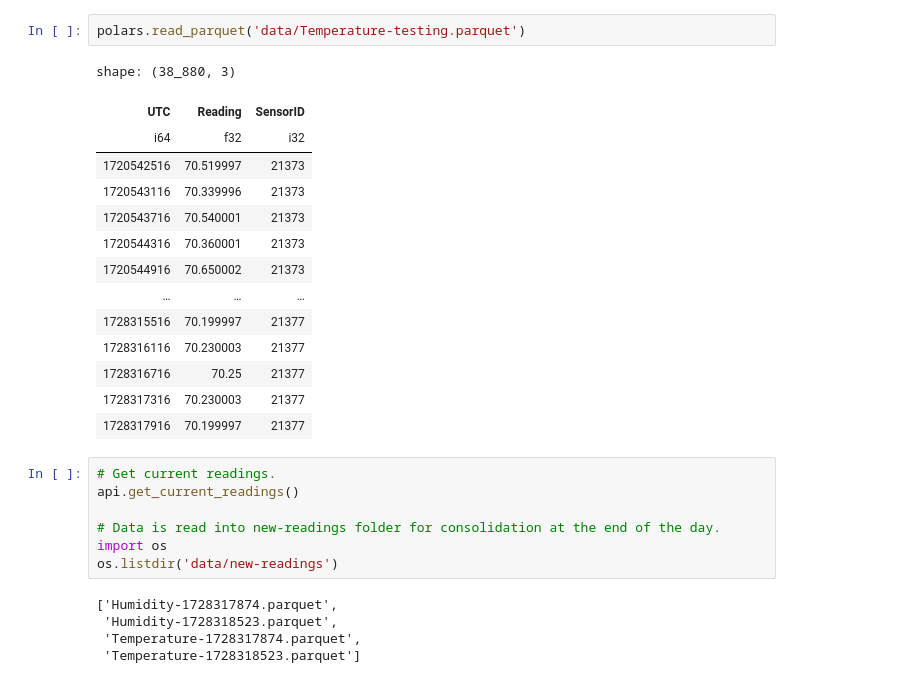
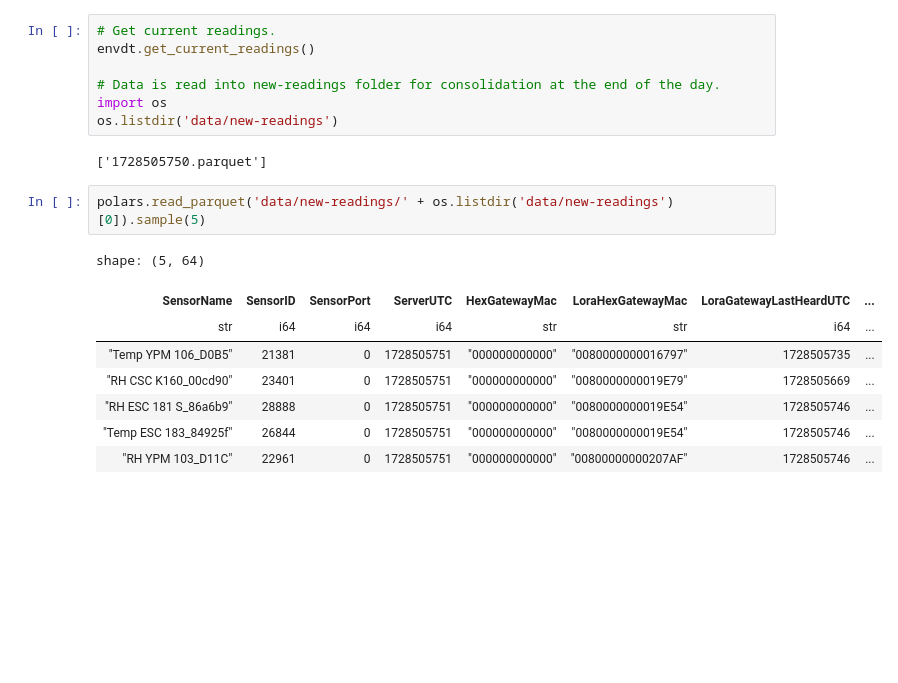
Before and after one commit to Environmental-Pipeline/environmental-sensor-poc, a Jupyter notebook: example.ipynb, the cells around one changed output. Cells and saved outputs as stored; diff of their text form; blank space fills up the shorter version.

```diff
--- a/example.ipynb
+++ b/example.ipynb
@@ -54,31 +48,22 @@ shape: (38_880, 3)
-# %%
-polars.read_parquet('data/Temperature-testing.parquet')
-# %% [output]
-shape: (38_880, 3)
-| UTC | Reading | SensorID |
-| i64 | f32 | i32 |
-| 1720542516 | 70.519997 | 21373 |
-| 1720543116 | 70.339996 | 21373 |
-| 1720543716 | 70.540001 | 21373 |
-| 1720544316 | 70.360001 | 21373 |
-| 1720544916 | 70.650002 | 21373 |
-| … | … | … |
-| 1728315516 | 70.199997 | 21377 |
-| 1728316116 | 70.230003 | 21377 |
-| 1728316716 | 70.25 | 21377 |
-| 1728317316 | 70.230003 | 21377 |
-| 1728317916 | 70.199997 | 21377 |
 # %%
 # Get current readings.
-api.get_current_readings()
+envdt.get_current_readings()
 
 # Data is read into new-readings folder for consolidation at the end of the day.
 import os
 os.listdir('data/new-readings')
 # %% [output]
-['Humidity-1728317874.parquet',
- 'Humidity-1728318523.parquet',
- 'Temperature-1728317874.parquet',
- 'Temperature-1728318523.parquet']
+['1728505750.parquet']
+# %%
+polars.read_parquet('data/new-readings/' + os.listdir('data/new-readings')[0]).sample(5)
+# %% [output]
+shape: (5, 64)
+| SensorName | SensorID | SensorPort | ServerUTC | HexGatewayMac | LoraHexGatewayMac | LoraGatewayLastHeardUTC | ... |
+| str | i64 | i64 | i64 | str | str | i64 | ... |
+| "Temp YPM 106_D0B5" | 21381 | 0 | 1728505751 | "000000000000" | "0080000000016797" | 1728505735 | ... |
+| "RH CSC K160_00cd90" | 23401 | 0 | 1728505751 | "000000000000" | "0080000000019E79" | 1728505669 | ... |
+| "RH ESC 181 S_86a6b9" | 28888 | 0 | 1728505751 | "000000000000" | "0080000000019E54" | 1728505746 | ... |
+| "Temp ESC 183_84925f" | 26844 | 0 | 1728505751 | "000000000000" | "0080000000019E54" | 1728505746 | ... |
+| "RH YPM 103_D11C" | 22961 | 0 | 1728505751 | "000000000000" | "00800000000207AF" | 1728505746 | ... |
 # %%
 # To consolidate these into the database, run consolidate_readings.
```
Also changed, not shown: parts of 7 cells of this notebook, 5 other files.
